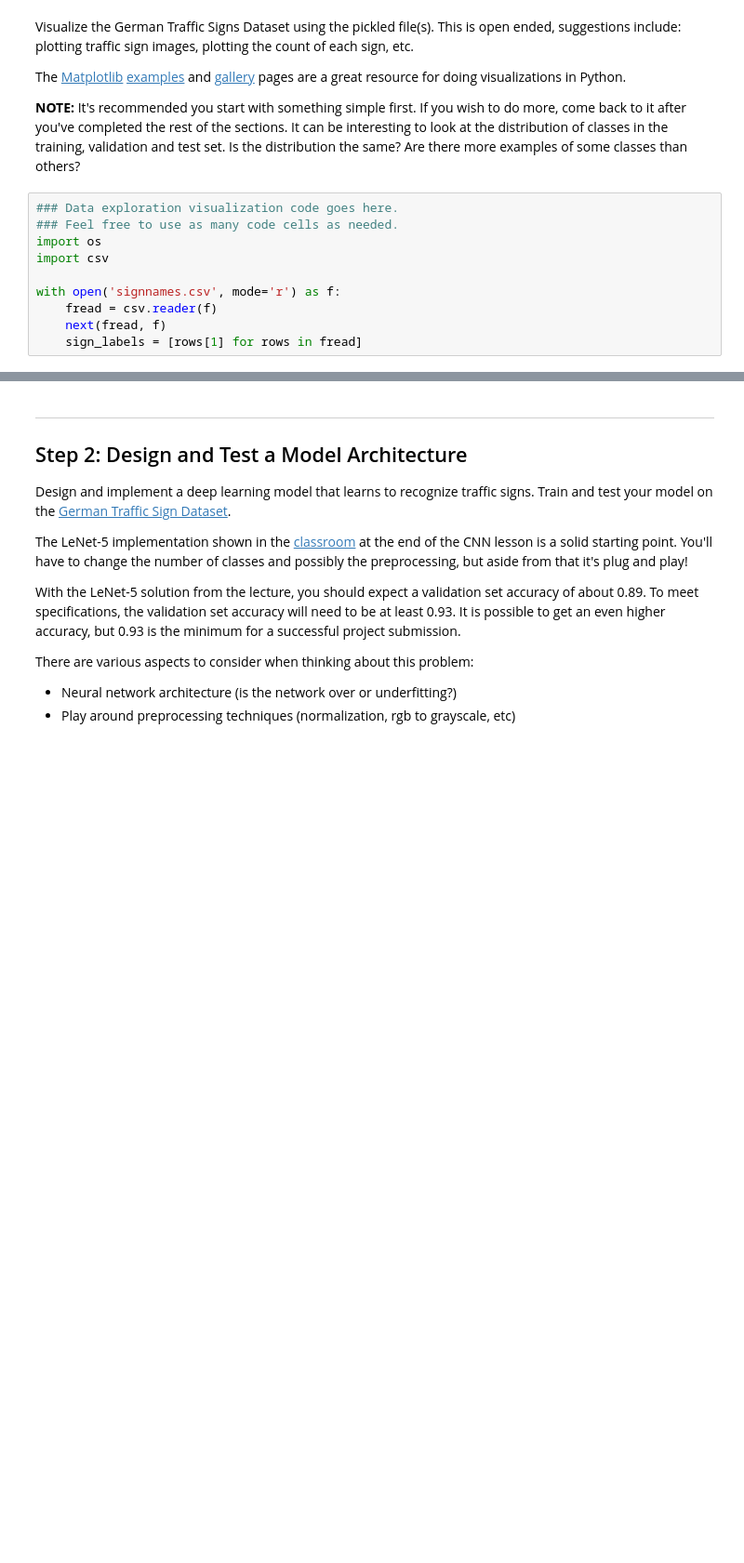
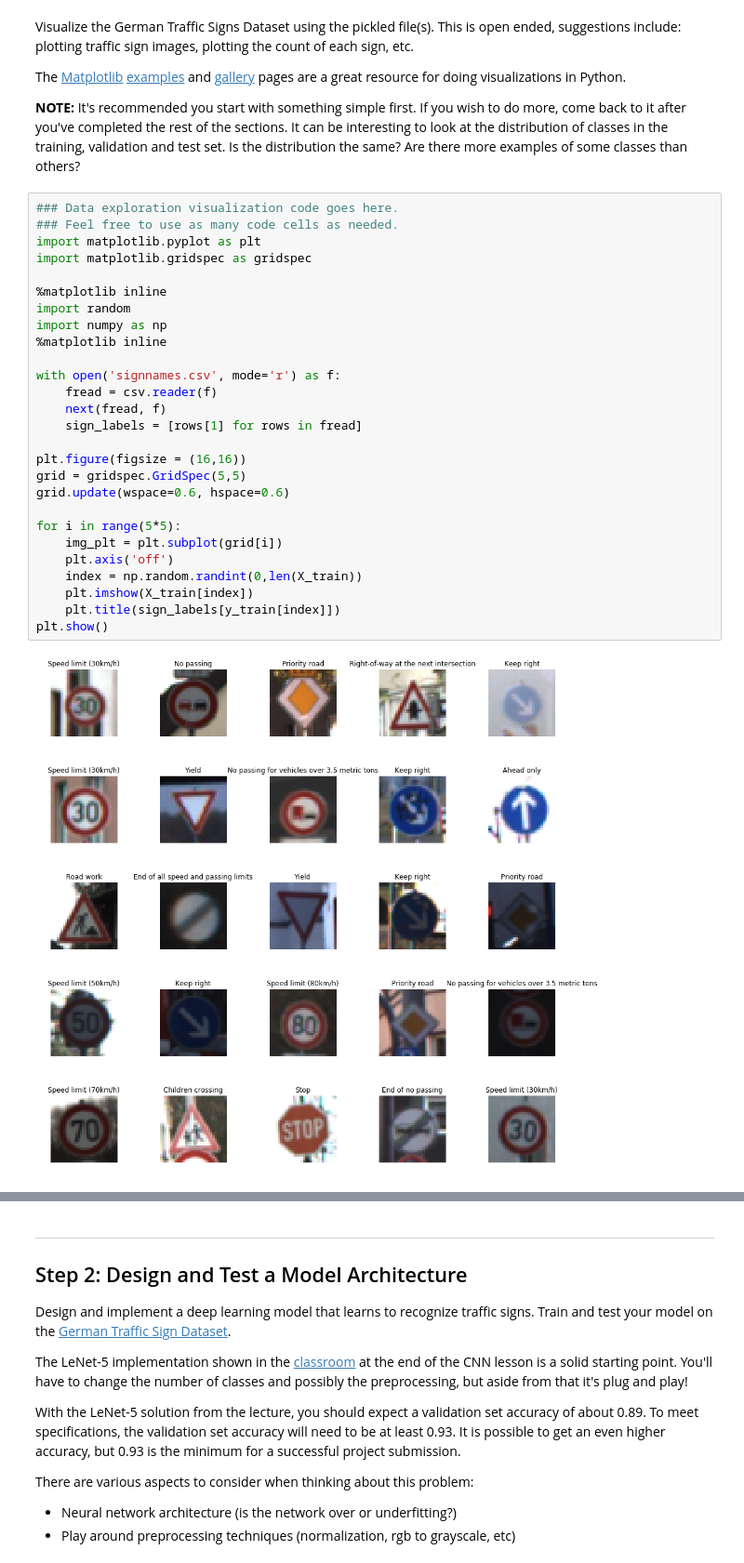
Before and after one commit to CK-Liu/P3-Traffic-Sign-Classifier, a Jupyter notebook: Traffic_Sign_Classifier.ipynb, the cells around one changed output, grey strips where cells are left out. Shown at 93% size. Drawn from its saved outputs; the diff is of its cells as text; blank space fills up the shorter version.

```diff
--- a/Traffic_Sign_Classifier.ipynb
+++ b/Traffic_Sign_Classifier.ipynb
@@ -98,10 +97,29 @@ The [Matplotlib](http://matplotlib.org/) [examples](http://matplotlib.org/exampl
 # %%
 ### Data exploration visualization code goes here.
 ### Feel free to use as many code cells as needed.
-import os
-import csv
+import matplotlib.pyplot as plt
+import matplotlib.gridspec as gridspec
+
+%matplotlib inline
+import random
+import numpy as np
+%matplotlib inline
 
 with open('signnames.csv', mode='r') as f:
     fread = csv.reader(f)
     next(fread, f)
     sign_labels = [rows[1] for rows in fread]
+
+plt.figure(figsize = (16,16))
+grid = gridspec.GridSpec(5,5)
+grid.update(wspace=0.6, hspace=0.6)
+
+for i in range(5*5):
+    img_plt = plt.subplot(grid[i])
+    plt.axis('off')
+    index = np.random.randint(0,len(X_train))
+    plt.imshow(X_train[index])
+    plt.title(sign_labels[y_train[index]])
+plt.show()
+# %% [output]
+[figure, added]
```
Also changed, not shown: parts of 14 cells of this notebook, 4 other files.
